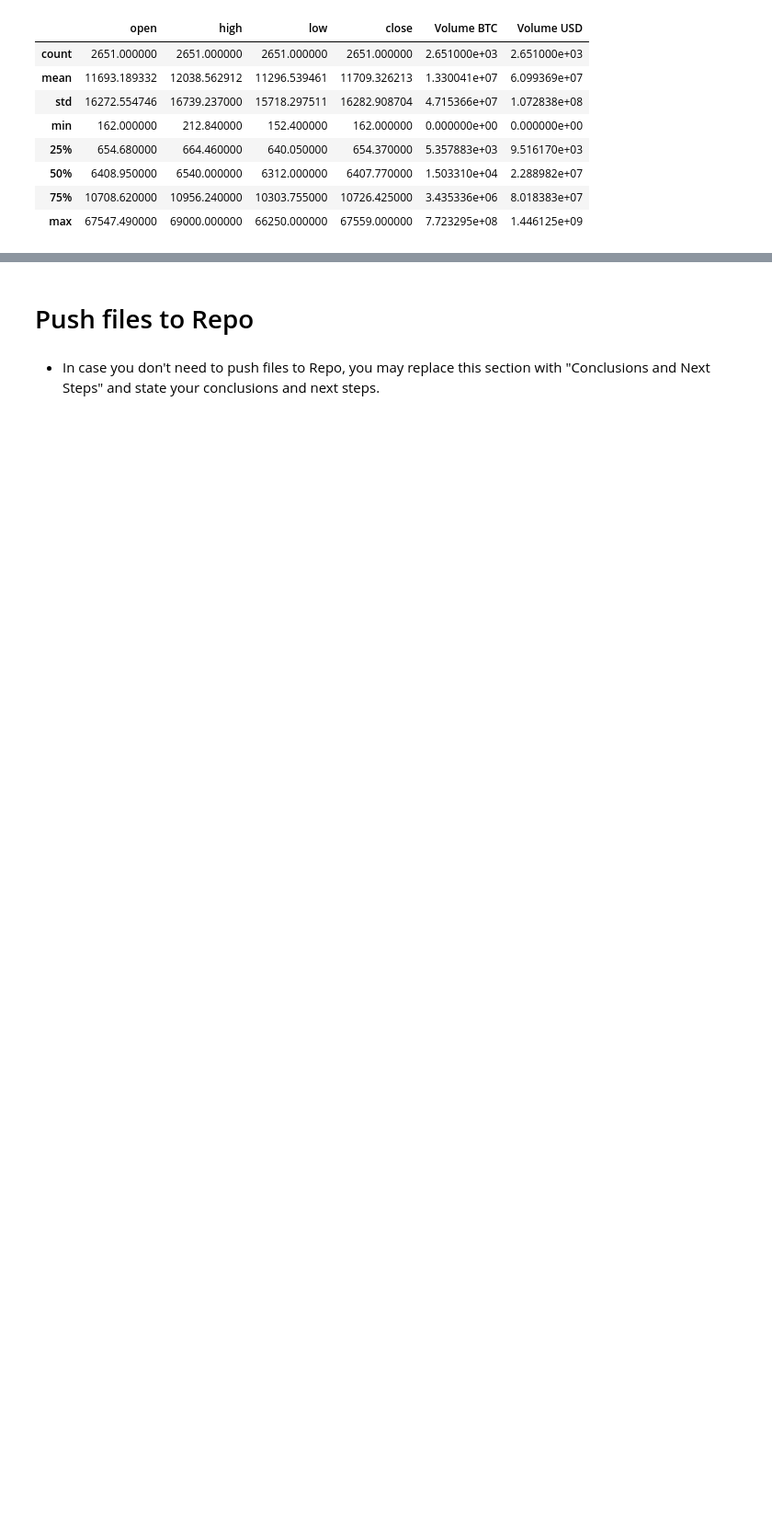
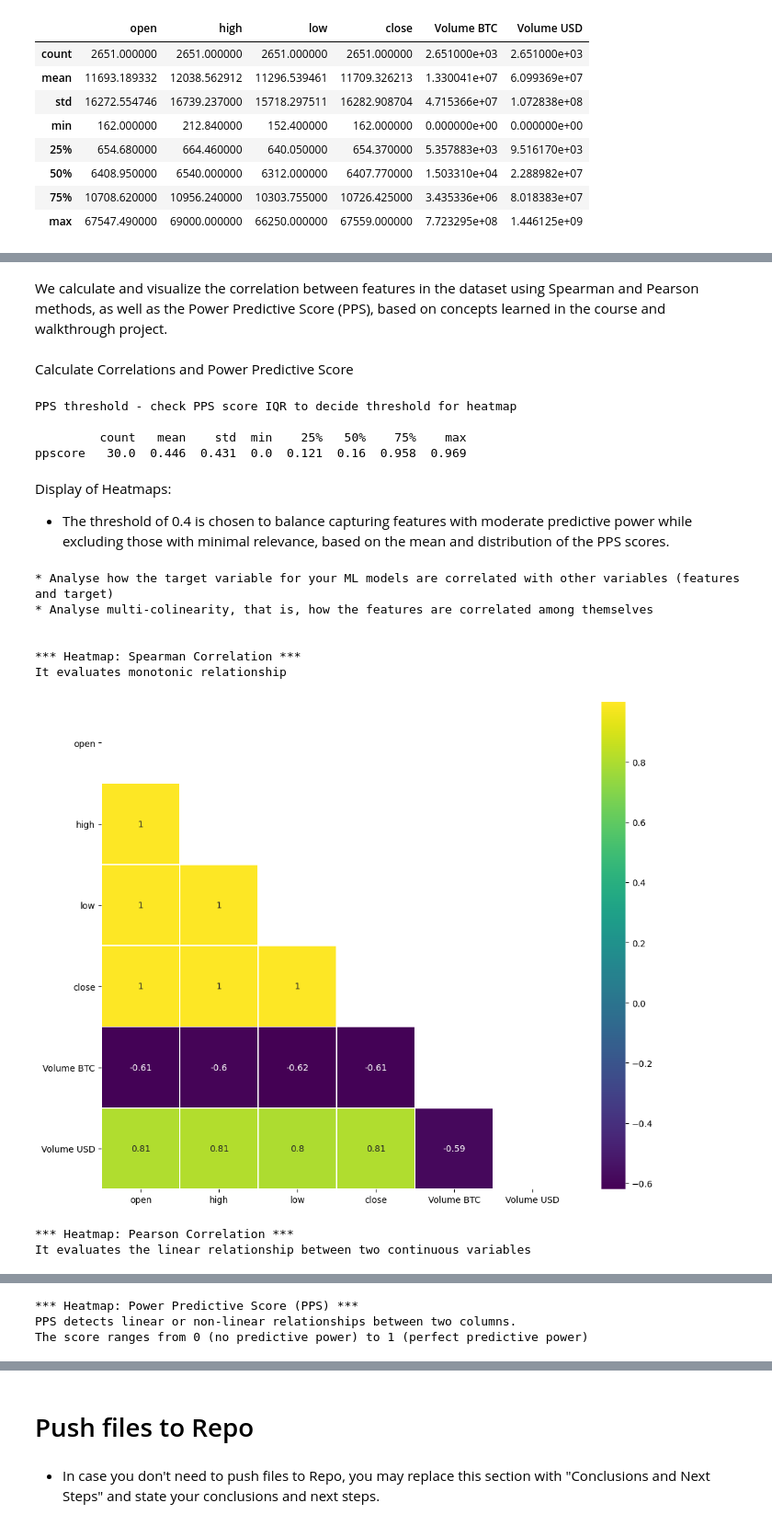
Before and after one commit to Cosmin1907/bitcoin-forecast, a Jupyter notebook: jupyter_notebooks/03 - DataCleaning.ipynb, the cells around one changed output, grey strips where cells are left out. Shown at 92% size. Saved outputs shown, nothing was run; the diff lists cells and outputs as text; code cells hidden in the pictures; blank space fills up the shorter version.

Commit message:
Finalizing data cleaning and correlation analysis

```diff
--- a/jupyter_notebooks/03 - DataCleaning.ipynb
+++ b/jupyter_notebooks/03 - DataCleaning.ipynb
@@ -106,0 +135,2 @@ df.describe()
+# %% [markdown]
+We calculate and visualize the correlation between features in the dataset using Spearman and Pearson methods, as well as the Power Predictive Score (PPS), based on concepts learned in the course and walkthrough project.
@@ -106,0 +208,28 @@ df.describe()
+# %% [markdown]
+Calculate Correlations and Power Predictive Score
+# %%
+df_corr_pearson, df_corr_spearman, pps_matrix = CalculateCorrAndPPS(df)
+# %% [output]
+PPS threshold - check PPS score IQR to decide threshold for heatmap
+
+         count   mean    std  min    25%   50%    75%    max
+ppscore   30.0  0.446  0.431  0.0  0.121  0.16  0.958  0.969
+# %% [markdown]
+Display of Heatmaps:
+- The threshold of 0.4 is chosen to balance capturing features with moderate predictive power while excluding those with minimal relevance, based on the mean and distribution of the PPS scores.
+# %%
+DisplayCorrAndPPS(df_corr_pearson = df_corr_pearson,
+                  df_corr_spearman = df_corr_spearman,
+                  pps_matrix = pps_matrix,
+                  CorrThreshold = 0.4, PPS_Threshold =0.2,
+                  figsize=(12,10), font_annot=10)
+# %% [output]
+* Analyse how the target variable for your ML models are correlated with other variables (features and target)
+* Analyse multi-colinearity, that is, how the features are correlated among themselves
+
+
+*** Heatmap: Spearman Correlation ***
+It evaluates monotonic relationship
+[figure, added]
+*** Heatmap: Pearson Correlation ***
+It evaluates the linear relationship between two continuous variables
@@ -106,0 +237,3 @@ df.describe()
+*** Heatmap: Power Predictive Score (PPS) ***
+PPS detects linear or non-linear relationships between two columns.
+The score ranges from 0 (no predictive power) to 1 (perfect predictive power)
```
Also changed, not shown: parts of 10 cells of this notebook, 3 other files.
